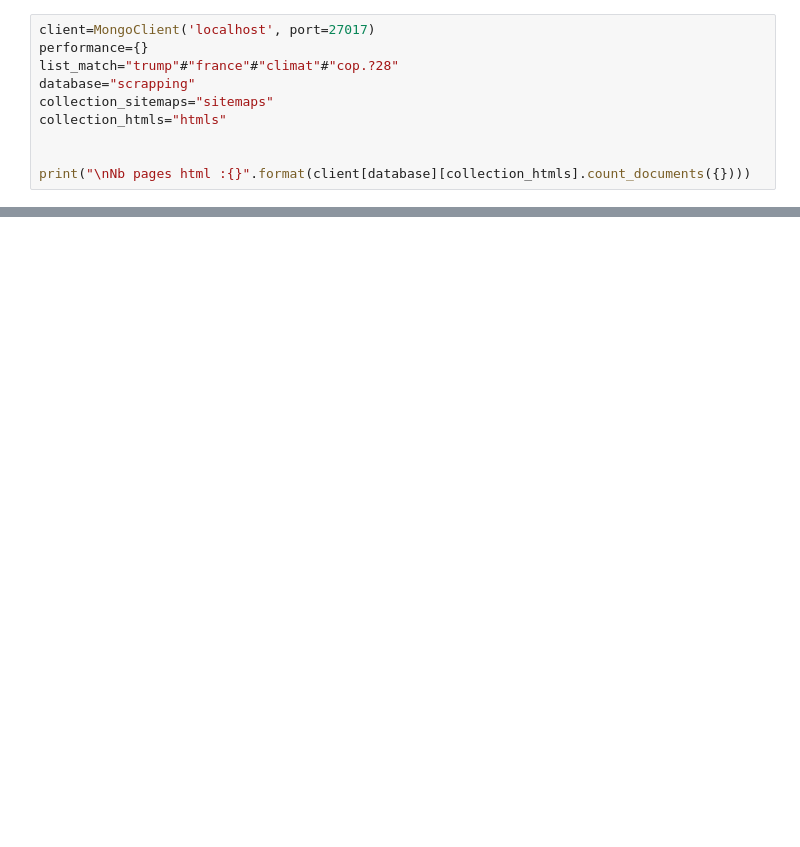
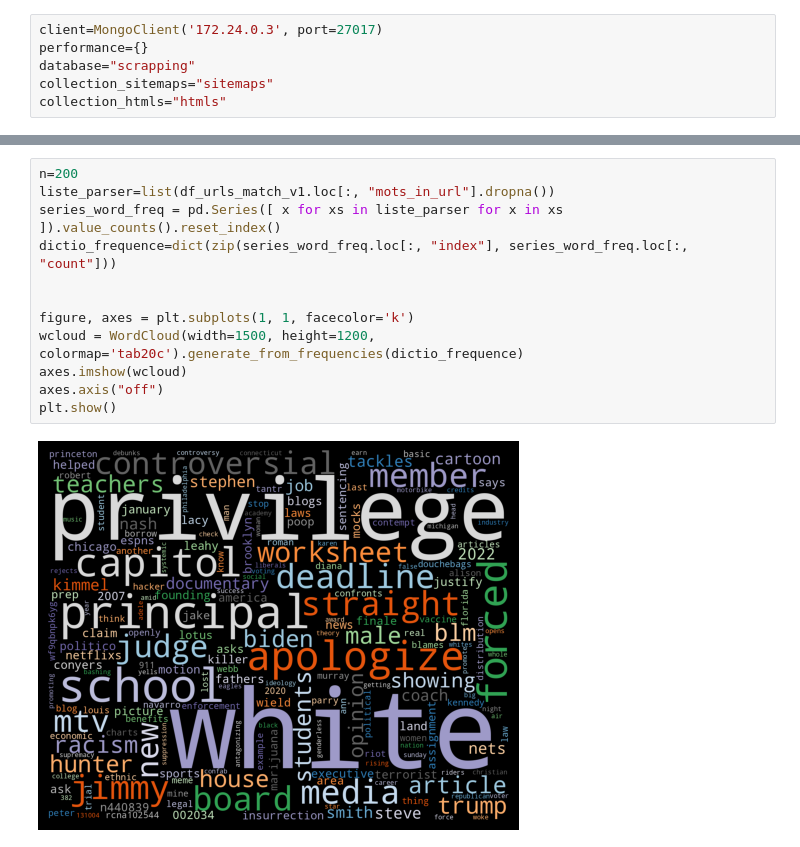
Before and after one commit to PatrickLperso/Suivi_de_narratives, a Jupyter notebook: BenchMark_index/mongodb_test.ipynb, the cells around one changed output, grey strips where cells are left out. Drawn from its saved outputs; the diff is of its cells as text; blank space fills up the shorter version.

Commit message:
Architecture pour optimiser les requêtes avec un index

```diff
--- a/BenchMark_index/mongodb_test.ipynb
+++ b/BenchMark_index/mongodb_test.ipynb
@@ -19,10 +19,6 @@ True
 # %%
-client=MongoClient('localhost', port=27017)
+client=MongoClient('172.24.0.3', port=27017)
 performance={}
-list_match="trump"#"france"#"climat"#"cop.?28"
 database="scrapping"
 collection_sitemaps="sitemaps"
 collection_htmls="htmls"
-
-
-print("\nNb pages html :{}".format(client[database][collection_htmls].count_documents({})))
@@ -324,0 +154,14 @@ pd.DataFrame.from_dict(performance, orient="index", columns=["nb_resultats", "ti
+# %%
+n=200
+liste_parser=list(df_urls_match_v1.loc[:, "mots_in_url"].dropna())
+series_word_freq = pd.Series([ x for xs in liste_parser for x in xs ]).value_counts().reset_index()
+dictio_frequence=dict(zip(series_word_freq.loc[:, "index"], series_word_freq.loc[:, "count"]))
+
+
+figure, axes = plt.subplots(1, 1, facecolor='k')
+wcloud = WordCloud(width=1500, height=1200,  colormap='tab20c').generate_from_frequencies(dictio_frequence)
+axes.imshow(wcloud)
+axes.axis("off")
+plt.show()
+# %% [output]
+[figure, added]
```
Also changed, not shown: parts of 31 cells of this notebook, 4 other files.
